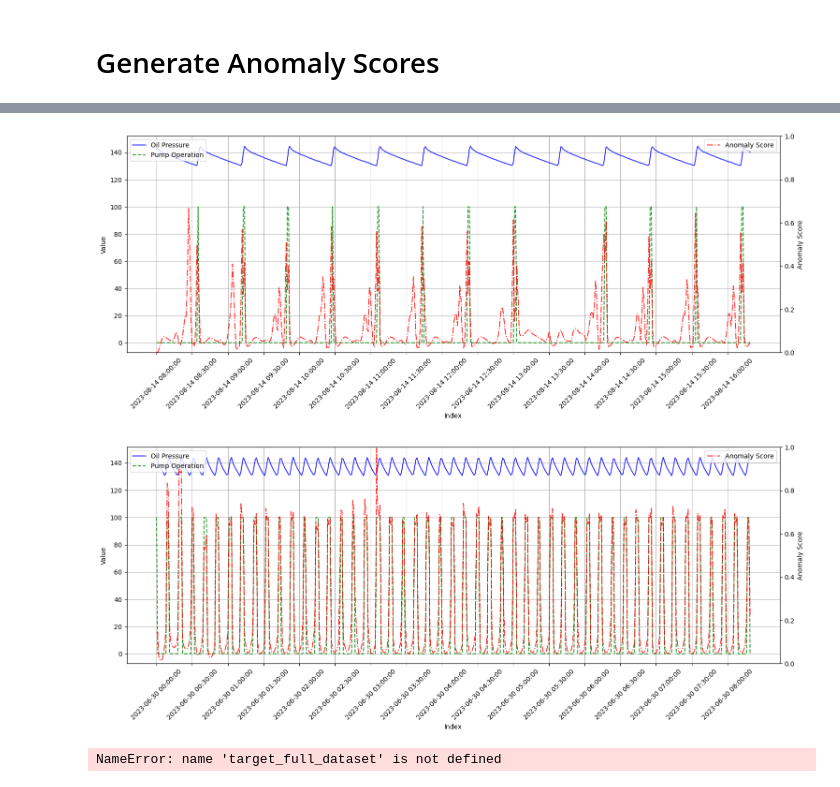
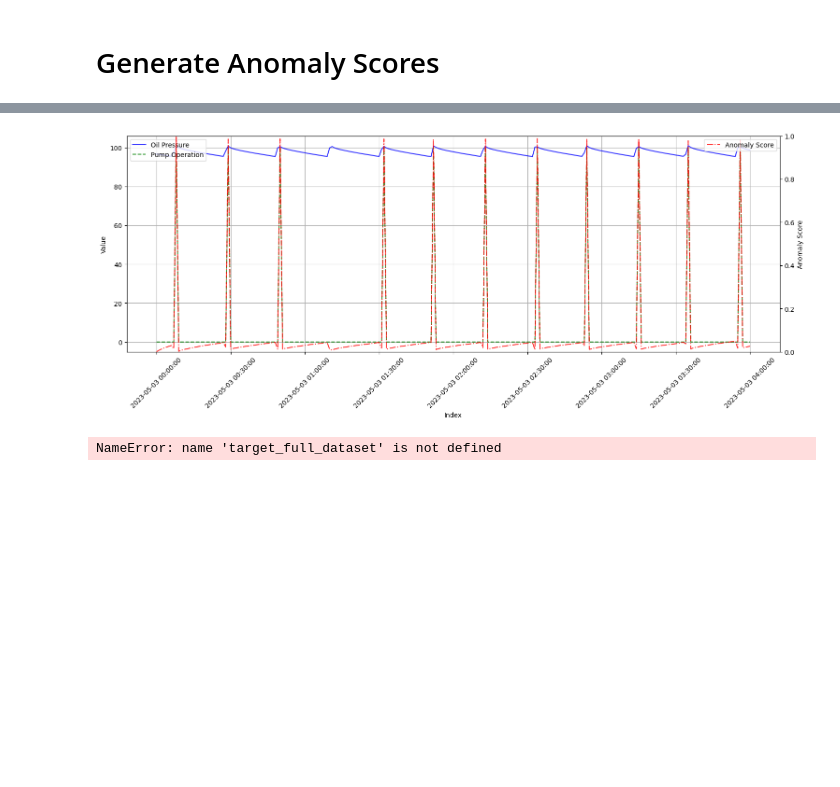
Before and after one commit to xiazong-fortum/TL-NAB, a Jupyter notebook: transfer_learning/model_training.ipynb, the cells around one changed output, grey strips where cells are left out. Cells and saved outputs as stored; diff of their text form; code cells hidden in the pictures; blank space fills up the shorter version.

```diff
--- a/transfer_learning/model_training.ipynb
+++ b/transfer_learning/model_training.ipynb
@@ -488,32 +750,31 @@ Anomaly scores saved to ./results/test_u2_lstm_small_scored.csv
 # %%
 # data = pd.read_csv('./results/test_u1_lstm_TL_u1_scored.csv', index_col='timestamp')[:500]
 # data = data_with_anomaly_scores[:500]
 
 def plot_test_training(data):
     fig, ax1 = plt.subplots(figsize=(18, 6))
     # Plot Oil Pressure and Pump Operation on the left y-axis
     ax1.plot(data.index, data.iloc[:,1], label='Oil Pressure', color='b', alpha=0.8)
     ax1.plot(data.index, data.iloc[:,2].apply(lambda x: 100 if x == 1 else x), label='Pump Operation', color='g', linestyle='--', alpha=0.8)
     ax1.set_xlabel('Index')
     ax1.set_ylabel('Value')
     ax1.legend(loc='upper left')
     ax1.grid(True)
     plt.xticks(data.index[::30], rotation=45)
 
     # Plot Anomaly Score on the right y-axis
     ax2 = ax1.twinx()
     ax2.plot(data.index, data['anomaly_score'], label='Anomaly Score', color='r', linestyle='-.', alpha=0.8)
     ax2.set_ylabel('Anomaly Score')
     ax2.legend(loc='upper right')
     plt.ylim(0,1)
 
     plt.show()
 
-plot_test_training(pd.read_csv('./results/test_u1_lstm_TL_u1_scored.csv', index_col='timestamp')[:500])
-plot_test_training(pd.read_csv('./results/test_u2_lstm_TL_u1_scored.csv', index_col='timestamp')[:500])
+plot_test_training(pd.read_csv('./results/test_p2_u2_lstm_TL_p2_scored.csv', index_col='timestamp')[:500])
+# plot_test_training(pd.read_csv('./results/test_u2_lstm_TL_u1_scored.csv', index_col='timestamp')[:500])
 # %% [output]
-[figure, old version]
+[figure, new version]
-[figure, removed]
 # %%
 #visualize some reconstruction results of training data
 for idx, batch in enumerate(target_full_dataset):
```
Also changed, not shown: parts of 46 cells of this notebook, 33 other files.
